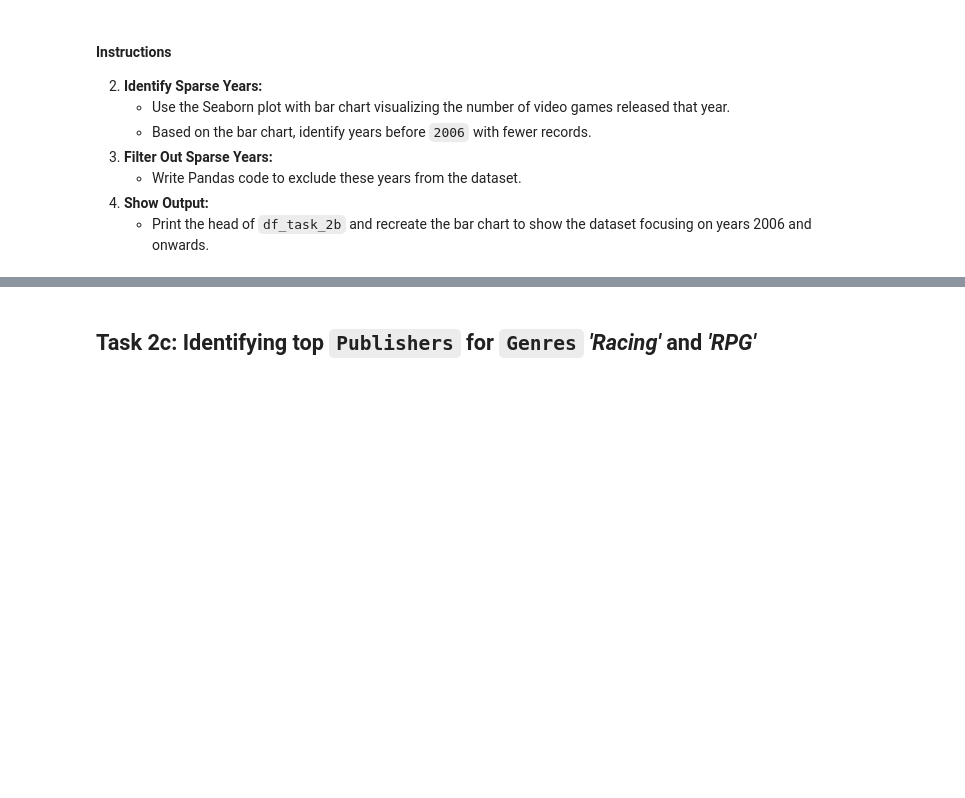
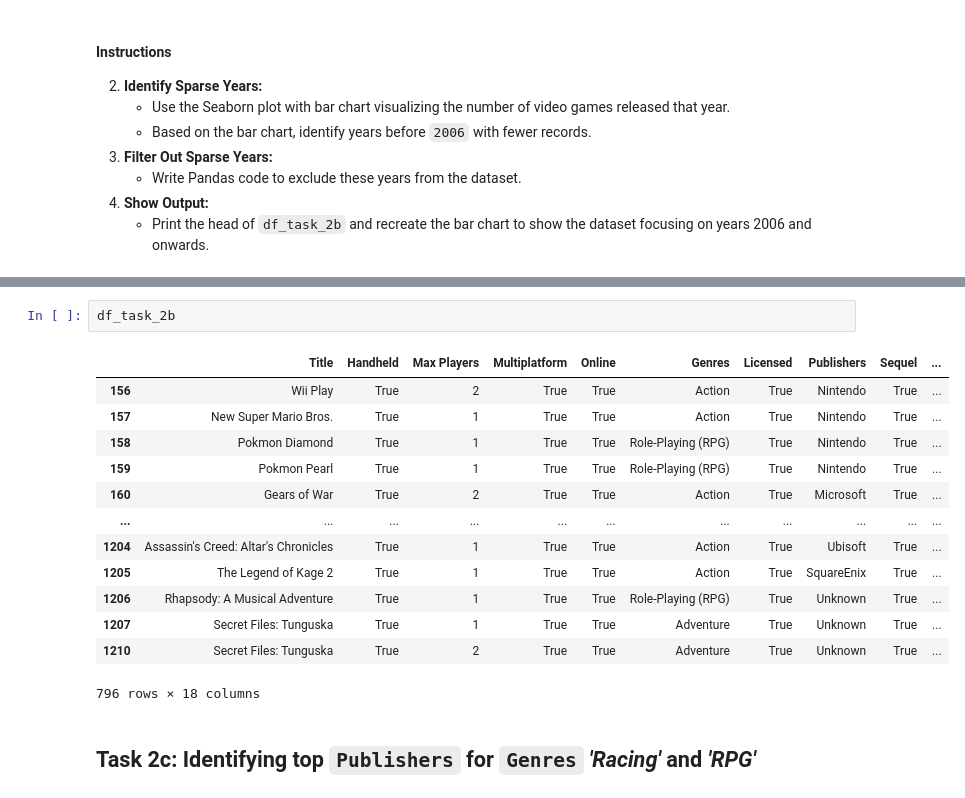
Before and after one commit to visdesignlab/persist_examples, a Jupyter notebook: Study Data II - Video Games/PANDAS_video_games_tasks.ipynb, the cells around one changed output, grey strips where cells are left out. Drawn from its saved outputs; the diff is of its cells as text; blank space fills up the shorter version.

```diff
--- a/Study Data II - Video Games/PANDAS_video_games_tasks.ipynb
+++ b/Study Data II - Video Games/PANDAS_video_games_tasks.ipynb
@@ -193,3 +304,19 @@ plt.show()
+# %%
+df_task_2b
+# %% [output]
+|  | Title | Handheld | Max Players | Multiplatform | Online | Genres | Licensed | Publishers | Sequel | ... |
+| 156 | Wii Play | True | 2 | True | True | Action | True | Nintendo | True | ... |
+| 157 | New Super Mario Bros. | True | 1 | True | True | Action | True | Nintendo | True | ... |
+| 158 | Pokmon Diamond | True | 1 | True | True | Role-Playing (RPG) | True | Nintendo | True | ... |
+| 159 | Pokmon Pearl | True | 1 | True | True | Role-Playing (RPG) | True | Nintendo | True | ... |
+| 160 | Gears of War | True | 2 | True | True | Action | True | Microsoft | True | ... |
+| ... | ... | ... | ... | ... | ... | ... | ... | ... | ... | ... |
+| 1204 | Assassin's Creed: Altar's Chronicles | True | 1 | True | True | Action | True | Ubisoft | True | ... |
+| 1205 | The Legend of Kage 2 | True | 1 | True | True | Action | True | SquareEnix | True | ... |
+| 1206 | Rhapsody: A Musical Adventure | True | 1 | True | True | Role-Playing (RPG) | True | Unknown | True | ... |
+| 1207 | Secret Files: Tunguska | True | 1 | True | True | Adventure | True | Unknown | True | ... |
+| 1210 | Secret Files: Tunguska | True | 2 | True | True | Adventure | True | Unknown | True | ... |
+796 rows × 18 columns
 # %% [markdown]
 ## **Task 2c: Identifying top `Publishers` for `Genres` _'Racing'_ and _'RPG'_**
 # %% [markdown]
```
Also changed, not shown: parts of 17 cells of this notebook, 3 other files.
